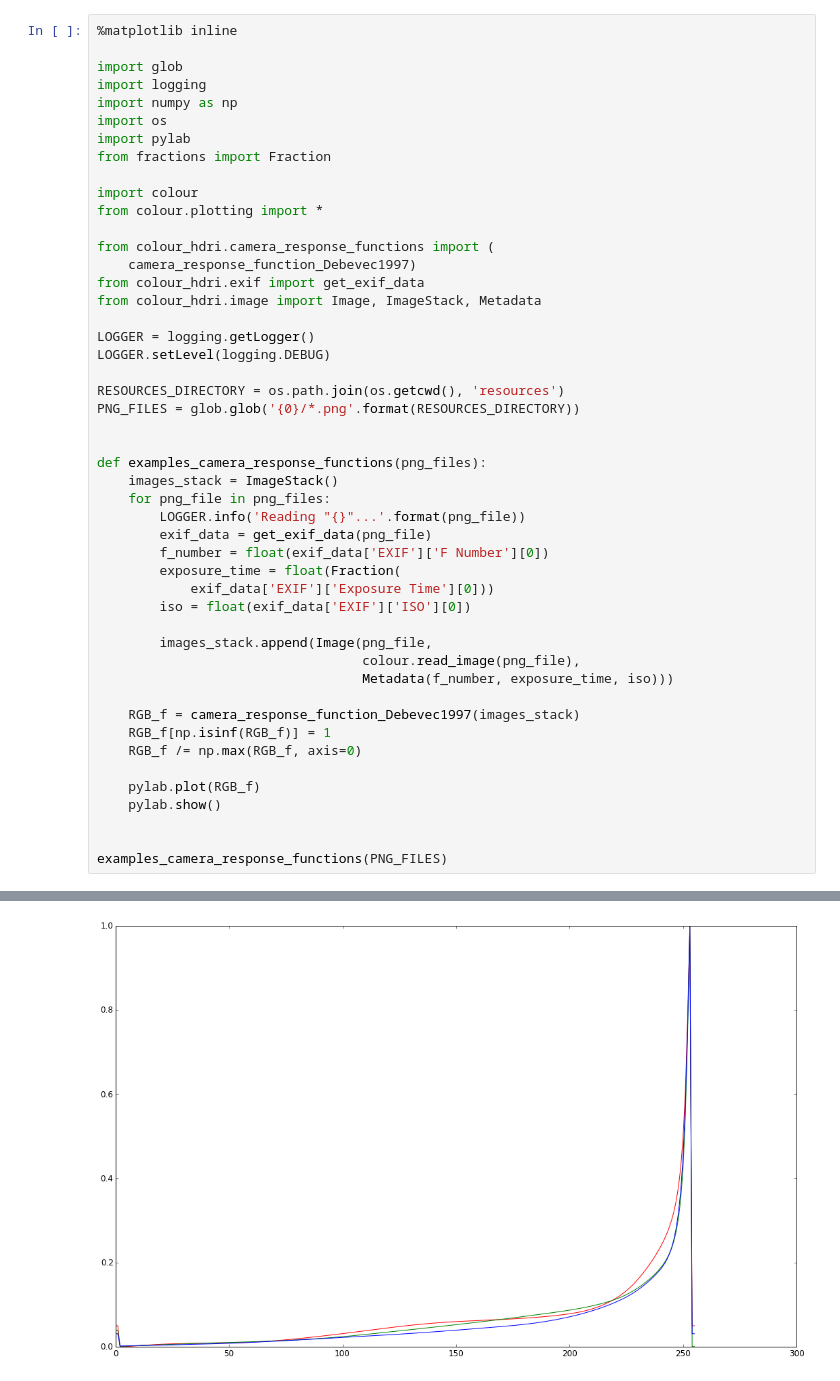
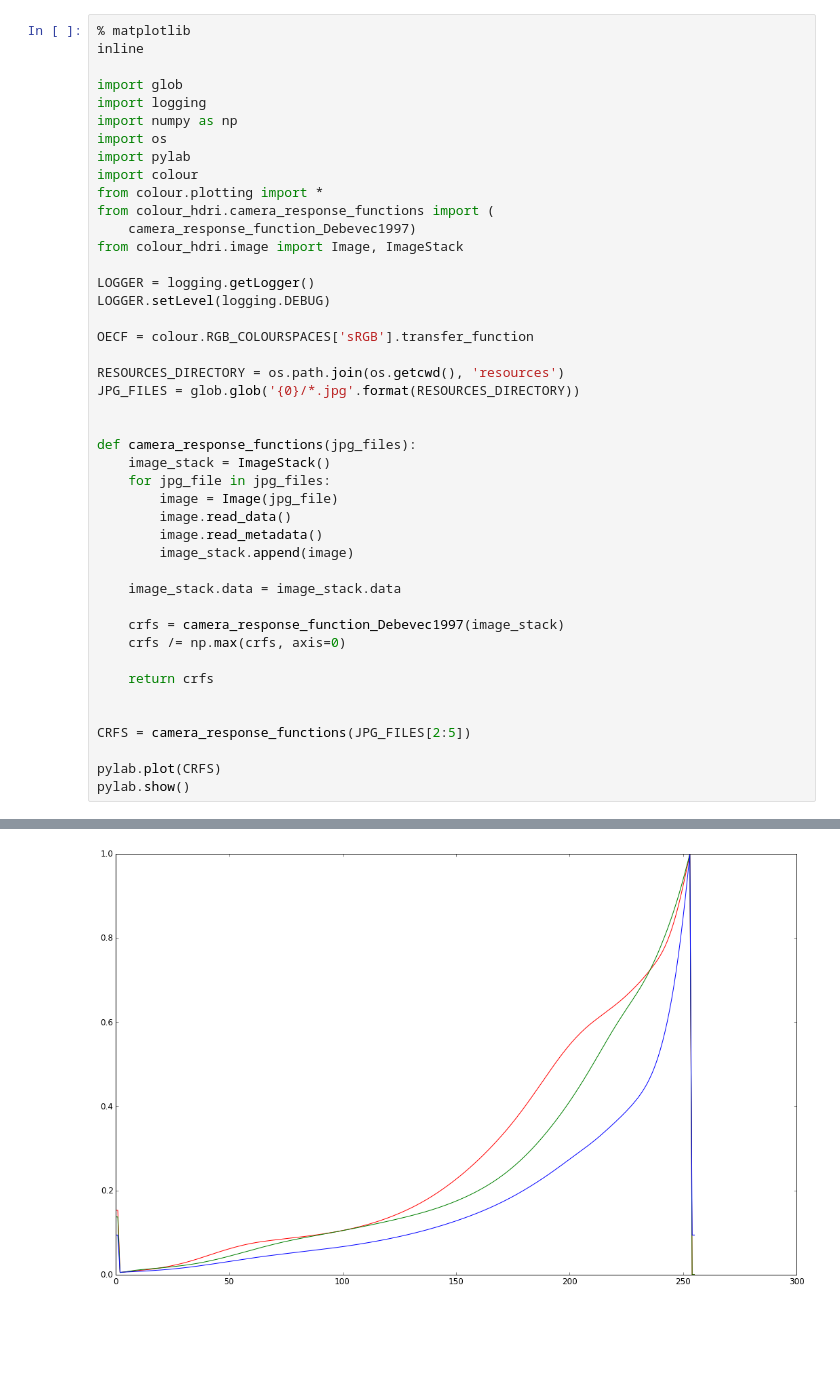
Before and after one commit to colour-science/colour-hdri, a Jupyter notebook: colour_hdri/examples/examples_camera_response_functions.ipynb, the cells around one changed output, grey strips where cells are left out. Drawn from its saved outputs; the diff is of its cells as text; blank space fills up the shorter version.

Commit message:
Ensure camera response functions are properly computed.

```diff
--- a/colour_hdri/examples/examples_camera_response_functions.ipynb
+++ b/colour_hdri/examples/examples_camera_response_functions.ipynb
@@ -1,49 +1,45 @@
 # %%
-%matplotlib inline
+% matplotlib
+inline
 
 import glob
 import logging
 import numpy as np
 import os
 import pylab
-from fractions import Fraction
-
 import colour
 from colour.plotting import *
-
 from colour_hdri.camera_response_functions import (
     camera_response_function_Debevec1997)
-from colour_hdri.exif import get_exif_data
-from colour_hdri.image import Image, ImageStack, Metadata
+from colour_hdri.image import Image, ImageStack
 
 LOGGER = logging.getLogger()
 LOGGER.setLevel(logging.DEBUG)
 
+OECF = colour.RGB_COLOURSPACES['sRGB'].transfer_function
+
 RESOURCES_DIRECTORY = os.path.join(os.getcwd(), 'resources')
-PNG_FILES = glob.glob('{0}/*.png'.format(RESOURCES_DIRECTORY))
+JPG_FILES = glob.glob('{0}/*.jpg'.format(RESOURCES_DIRECTORY))
 
 
-def examples_camera_response_functions(png_files):
-    images_stack = ImageStack()
-    for png_file in png_files:
-        LOGGER.info('Reading "{}"...'.format(png_file))
-        exif_data = get_exif_data(png_file)
-        f_number = float(exif_data['EXIF']['F Number'][0])
-        exposure_time = float(Fraction(
-            exif_data['EXIF']['Exposure Time'][0]))
-        iso = float(exif_data['EXIF']['ISO'][0])
+def camera_response_functions(jpg_files):
+    image_stack = ImageStack()
+    for jpg_file in jpg_files:
+        image = Image(jpg_file)
+        image.read_data()
+        image.read_metadata()
+        image_stack.append(image)
 
-        images_stack.append(Image(png_file,
-                                  colour.read_image(png_file),
-                                  Metadata(f_number, exposure_time, iso)))
+    image_stack.data = image_stack.data
 
-    RGB_f = camera_response_function_Debevec1997(images_stack)
-    RGB_f[np.isinf(RGB_f)] = 1
-    RGB_f /= np.max(RGB_f, axis=0)
+    crfs = camera_response_function_Debevec1997(image_stack)
+    crfs /= np.max(crfs, axis=0)
 
-    pylab.plot(RGB_f)
-    pylab.show()
+    return crfs
 
 
-examples_camera_response_functions(PNG_FILES)
+CRFS = camera_response_functions(JPG_FILES[2:5])
+
+pylab.plot(CRFS)
+pylab.show()
 # %% [output]
@@ -60 +55 @@ INFO:colour_hdri.exif:Reading '/Users/kelsolaar/Documents/Development/colour-sci
-[figure, old version]
+[figure, new version]
```
Also changed, not shown: parts of 1 cell of this notebook, 1 other file.
